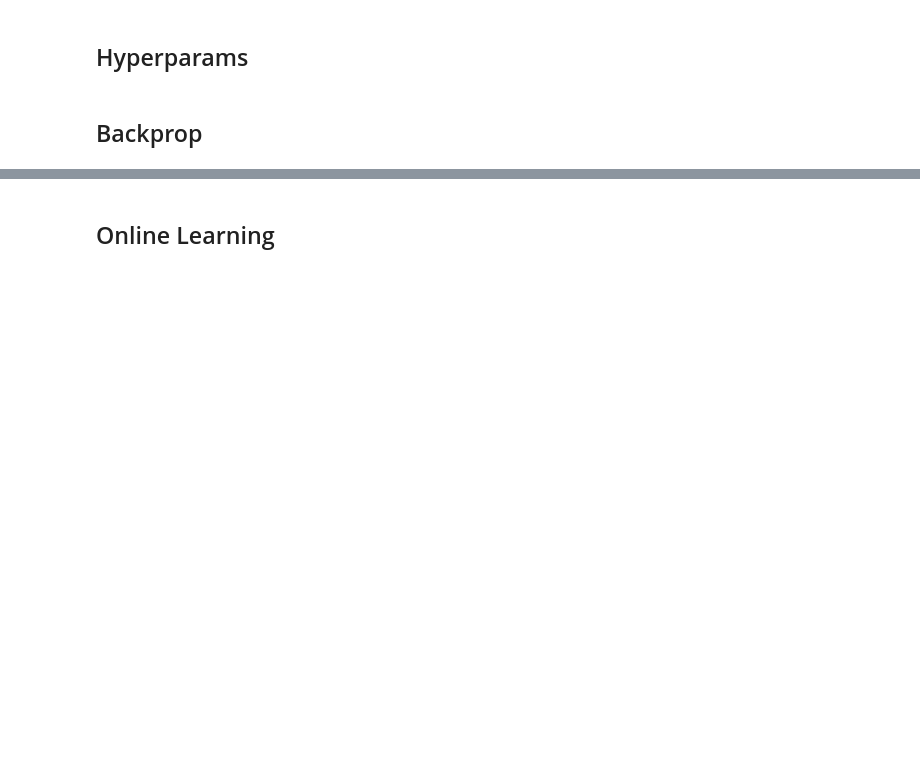
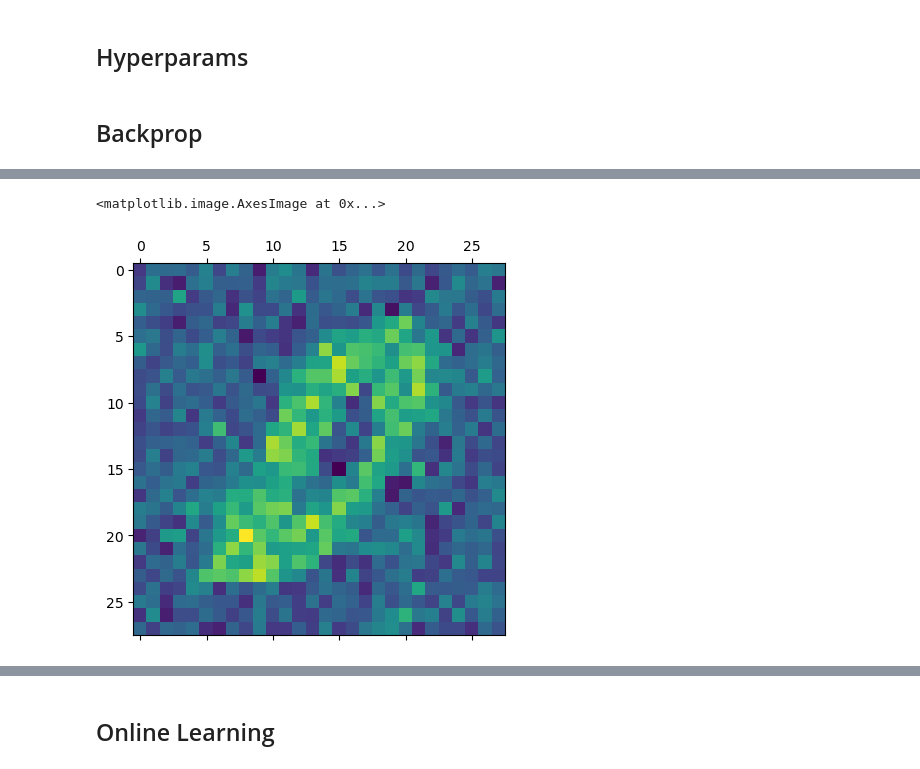
Before and after one commit to mwassermann/NMA-Microlearning-Project, a Jupyter notebook: Greens.ipynb, the cells around one changed output, grey strips where cells are left out. Cells and saved outputs as stored; diff of their text form; code cells hidden in the pictures; blank space fills up the shorter version.

```diff
--- a/Greens.ipynb
+++ b/Greens.ipynb
@@ -139,0 +148,6 @@ Training complete.
+# %%
+# gaussian noise
+plt.matshow((train_images[:,0]+np.random.normal(0,0.3,(784))).reshape(28,28))
+# %% [output]
+<matplotlib.image.AxesImage at 0x...>
+[figure, added]
```
Also changed, not shown: parts of 7 cells of this notebook, 1 other file.
